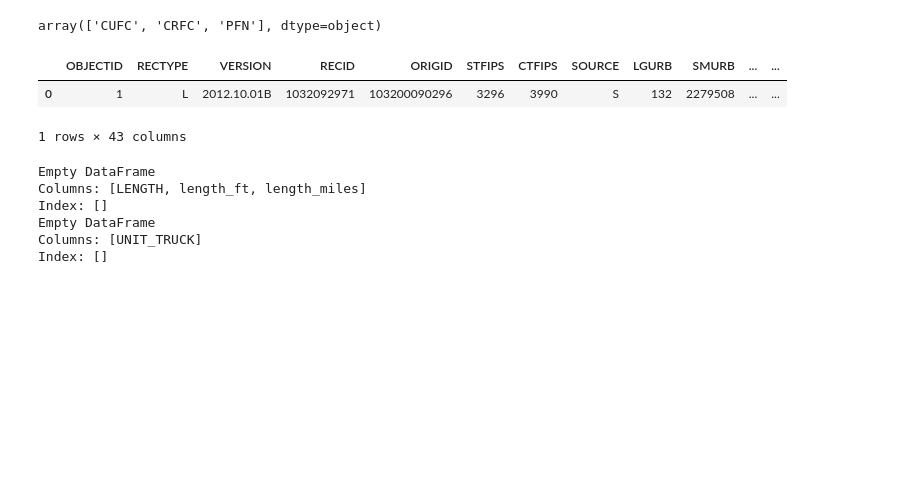
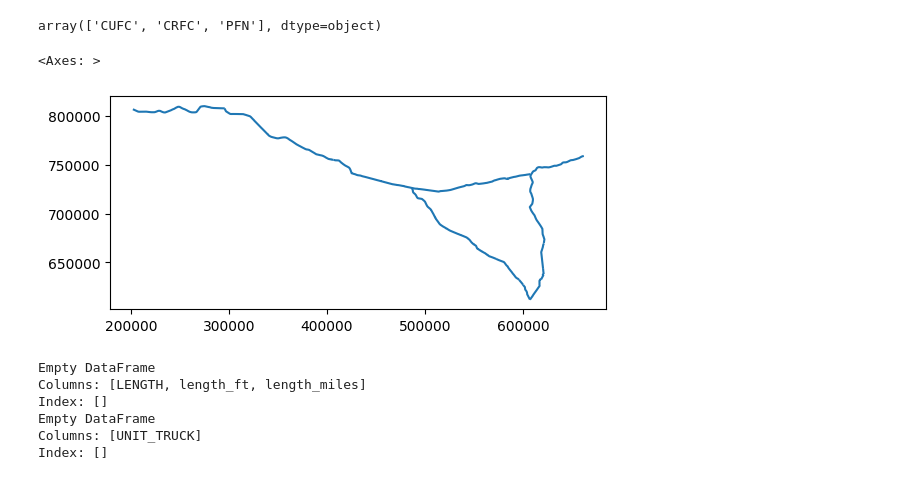
Before and after one commit to ReidelVichot/DEFreightProfiles, a Jupyter notebook: Roads_Tracks_infograph.ipynb, the cells around one changed output. Drawn from its saved outputs; the diff is of its cells as text; code cells hidden in the pictures; blank space fills up the shorter version.

```diff
--- a/Roads_Tracks_infograph.ipynb
+++ b/Roads_Tracks_infograph.ipynb
@@ -222,11 +184,10 @@ BayCorridor = BayCorridor.to_crs("EPSG:2235")
 PiedmontCorridor = gpd.read_file("/content/drive/MyDrive/FreightProfiles/PiedmontCorridor/Delaware_Multimodal_2.0.shp")
 PiedmontCorridor = PiedmontCorridor.to_crs("EPSG:2235")
 # %%
-PiedmontCorridor
+PiedmontCorridor.plot()
 # %% [output]
-|  | OBJECTID | RECTYPE | VERSION | RECID | ORIGID | STFIPS | CTFIPS | SOURCE | LGURB | SMURB | ... | ... |
-| 0 | 1 | L | 2012.10.01B | 1032092971 | 103200090296 | 3296 | 3990 | S | 132 | 2279508 | ... | ... |
-1 rows × 43 columns
+<Axes: >
+[figure, added]
 # %%
 import contextily as cx
 
```
Also changed, not shown: parts of 21 cells of this notebook.
